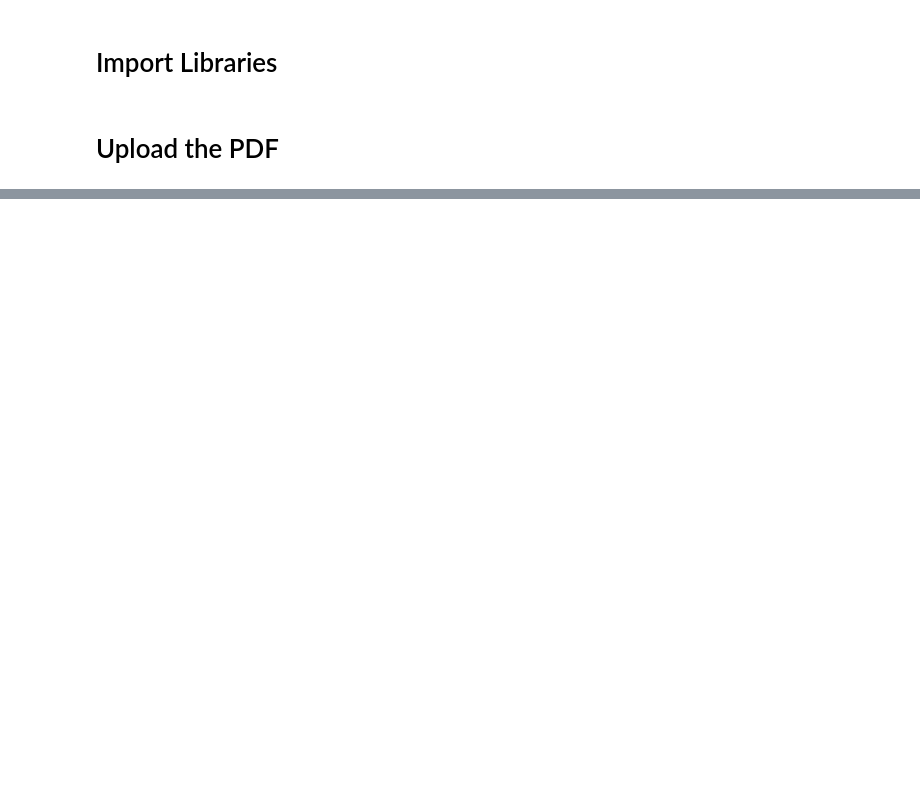
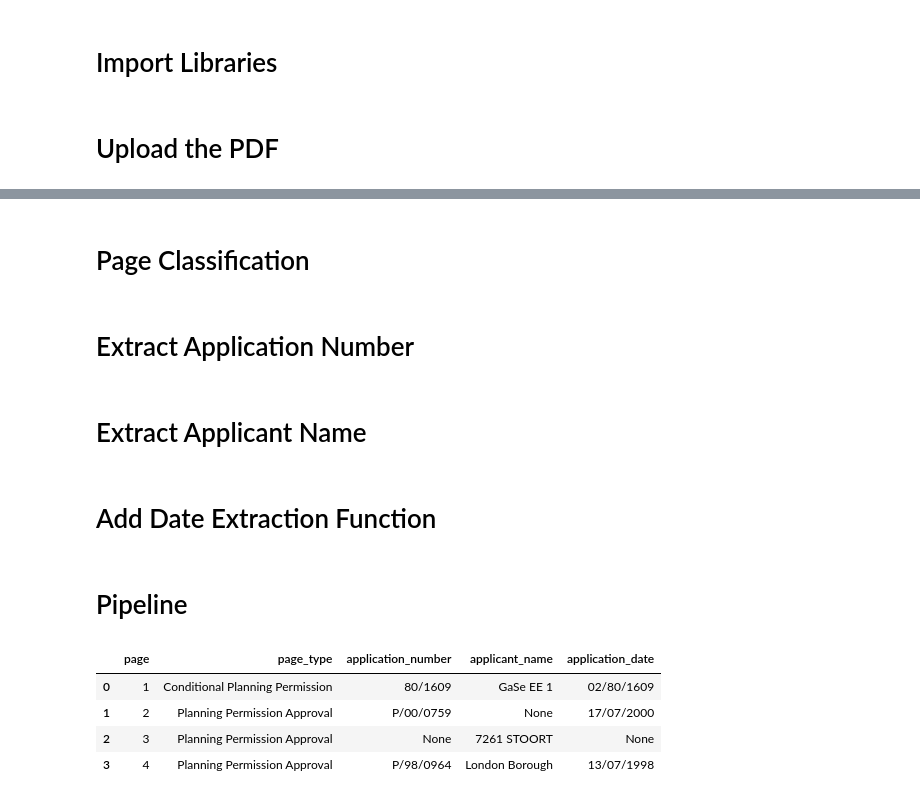
Before and after one commit to samirp92/Data-Science-Challenge_16909785, a Jupyter notebook: Data_Science_Challenge_449596.ipynb, the cells around one changed output, grey strips where cells are left out. Cells and saved outputs as stored; diff of their text form; code cells hidden in the pictures; blank space fills up the shorter version.

```diff
--- a/Data_Science_Challenge_449596.ipynb
+++ b/Data_Science_Challenge_449596.ipynb
@@ -127,0 +156,2 @@ genai.configure(api_key=GOOGLE_API_KEY)
+# %% [markdown]
+# Page Classification
@@ -127,0 +179,23 @@ genai.configure(api_key=GOOGLE_API_KEY)
+# %% [markdown]
+# Extract Application Number
+# %%
+def extract_application_number(text):
+
+    patterns = [
+
+        r"[A-Z]/\d{2,4}/\d{3,5}",
+        r"\b\d{2}/\d{4}\b",
+        r"\b\d{4}/\d{3,5}\b",
+        r"\b[A-Z]/\d{2}/\d{4}\b"
+    ]
+
+    for pattern in patterns:
+
+        match = re.search(pattern, text)
+
+        if match:
+            return match.group()
+
+    return None
+# %% [markdown]
+# Extract Applicant Name
@@ -127,0 +229,2 @@ genai.configure(api_key=GOOGLE_API_KEY)
+# %% [markdown]
+# Add Date Extraction Function
@@ -127,0 +254,34 @@ genai.configure(api_key=GOOGLE_API_KEY)
+# %% [markdown]
+# Pipeline
+# %%
+results = []
+
+for p in pages:
+
+    text = p["clean_text"]
+
+    page_type = classify_page(text)
+
+    application_number = extract_application_number(text)
+
+    applicant_name = extract_applicant_name(text)
+
+    application_date = extract_application_date(text)
+
+    results.append({
+        "page": p["page"],
+        "page_type": page_type,
+        "application_number": application_number,
+        "applicant_name": applicant_name,
+        "application_date": application_date
+    })
+
+df_results = pd.DataFrame(results)
+
+df_results
+# %% [output]
+|  | page | page_type | application_number | applicant_name | application_date |
+| 0 | 1 | Conditional Planning Permission | 80/1609 | GaSe EE 1 | 02/80/1609 |
+| 1 | 2 | Planning Permission Approval | P/00/0759 | None | 17/07/2000 |
+| 2 | 3 | Planning Permission Approval | None | 7261 STOORT | None |
+| 3 | 4 | Planning Permission Approval | P/98/0964 | London Borough | 13/07/1998 |
```
Also changed, not shown: parts of 24 cells of this notebook.
